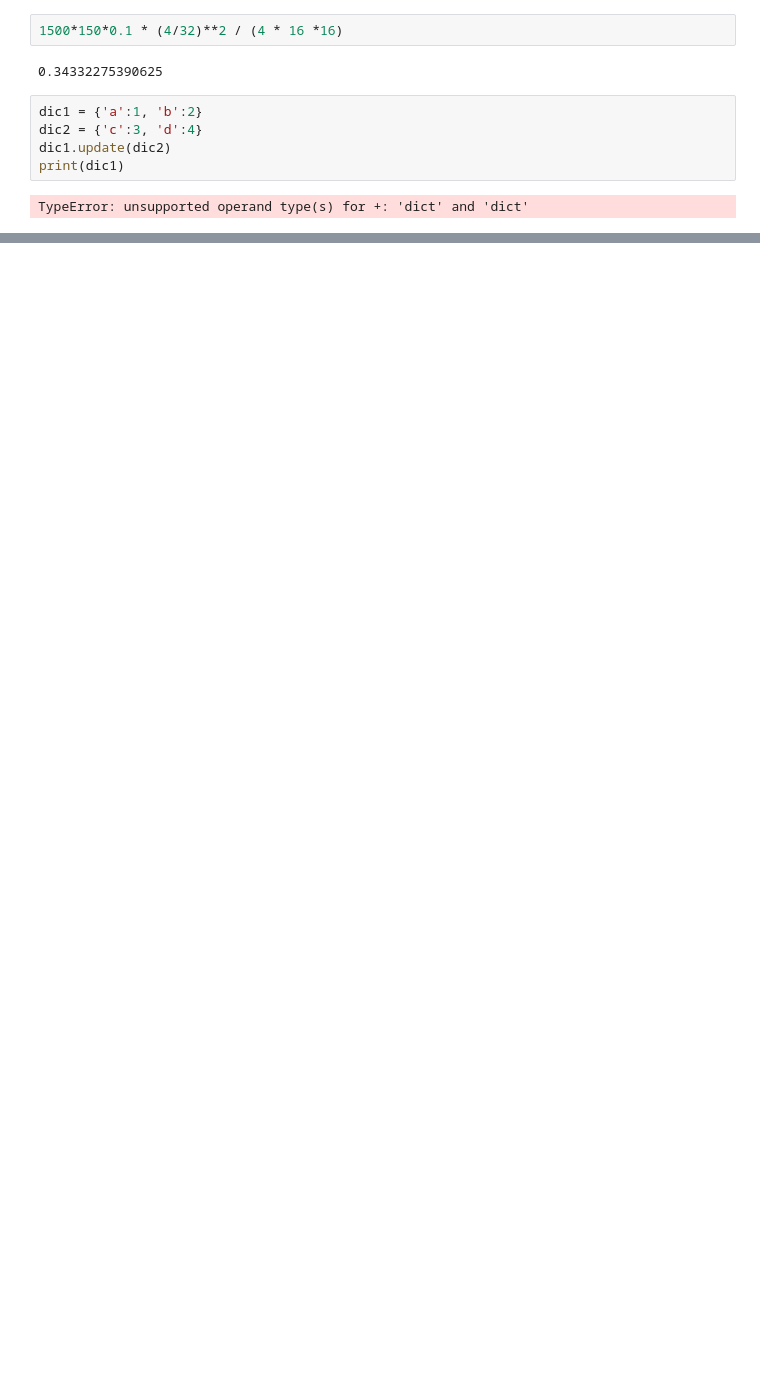
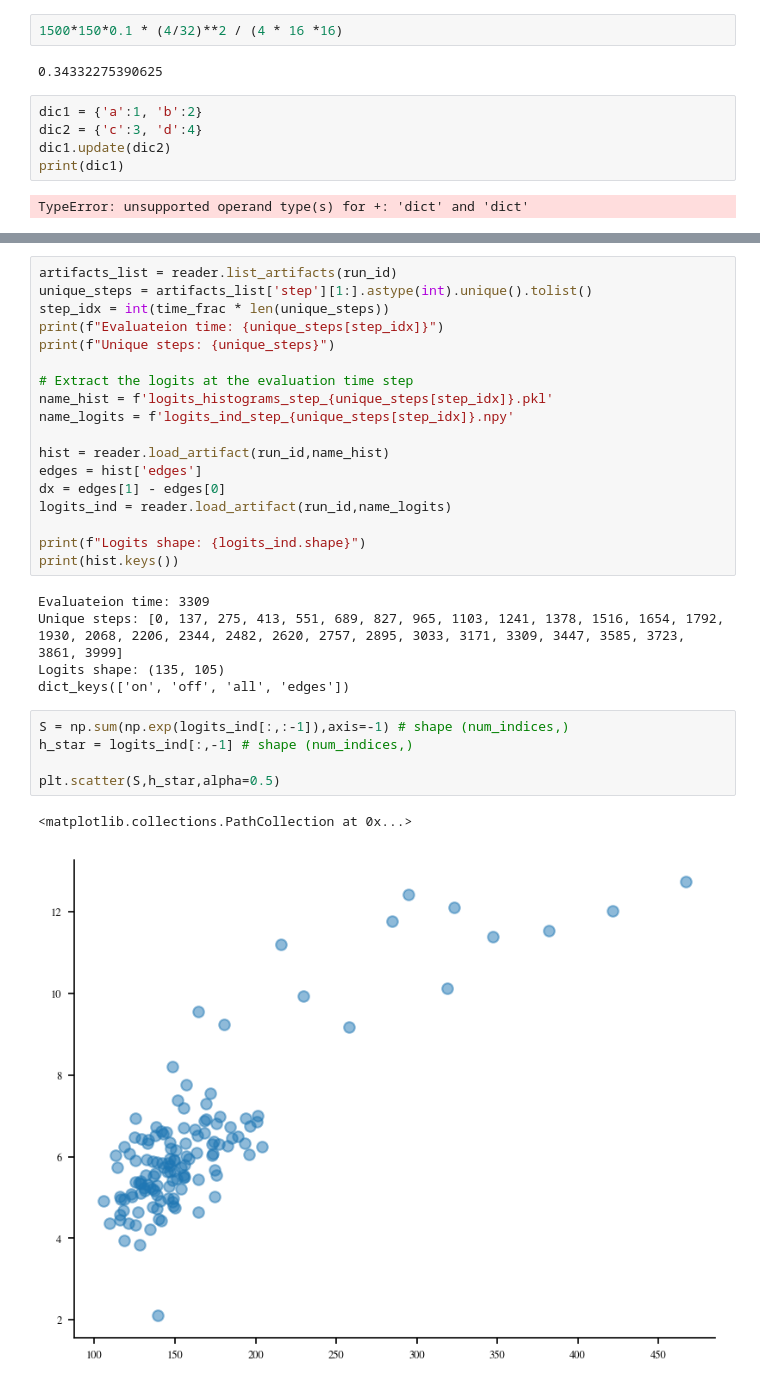
Before and after one commit to CristopherErazo/InContextLearning, a Jupyter notebook: notebooks/26-07-13-on_off-logits.ipynb, the cells around one changed output, grey strips where cells are left out. Drawn from its saved outputs; the diff is of its cells as text; blank space fills up the shorter version.

```diff
--- a/notebooks/26-07-13-on_off-logits.ipynb
+++ b/notebooks/26-07-13-on_off-logits.ipynb
@@ -281,0 +494,31 @@ TypeError: unsupported operand type(s) for +: 'dict' and 'dict'
+# %%
+artifacts_list = reader.list_artifacts(run_id)
+unique_steps = artifacts_list['step'][1:].astype(int).unique().tolist()
+step_idx = int(time_frac * len(unique_steps))
+print(f"Evaluateion time: {unique_steps[step_idx]}")
+print(f"Unique steps: {unique_steps}")
+
+# Extract the logits at the evaluation time step
+name_hist = f'logits_histograms_step_{unique_steps[step_idx]}.pkl'
+name_logits = f'logits_ind_step_{unique_steps[step_idx]}.npy'
+
+hist = reader.load_artifact(run_id,name_hist)
+edges = hist['edges']
+dx = edges[1] - edges[0]
+logits_ind = reader.load_artifact(run_id,name_logits)
+
+print(f"Logits shape: {logits_ind.shape}")
+print(hist.keys())
+# %% [output]
+Evaluateion time: 3309
+Unique steps: [0, 137, 275, 413, 551, 689, 827, 965, 1103, 1241, 1378, 1516, 1654, 1792, 1930, 2068, 2206, 2344, 2482, 2620, 2757, 2895, 3033, 3171, 3309, 3447, 3585, 3723, 3861, 3999]
+Logits shape: (135, 105)
+dict_keys(['on', 'off', 'all', 'edges'])
+# %%
+S = np.sum(np.exp(logits_ind[:,:-1]),axis=-1) # shape (num_indices,)
+h_star = logits_ind[:,-1] # shape (num_indices,)
+
+plt.scatter(S,h_star,alpha=0.5)
+# %% [output]
+<matplotlib.collections.PathCollection at 0x...>
+[figure, added]
```
Also changed, not shown: parts of 16 cells of this notebook, 4 other files.
